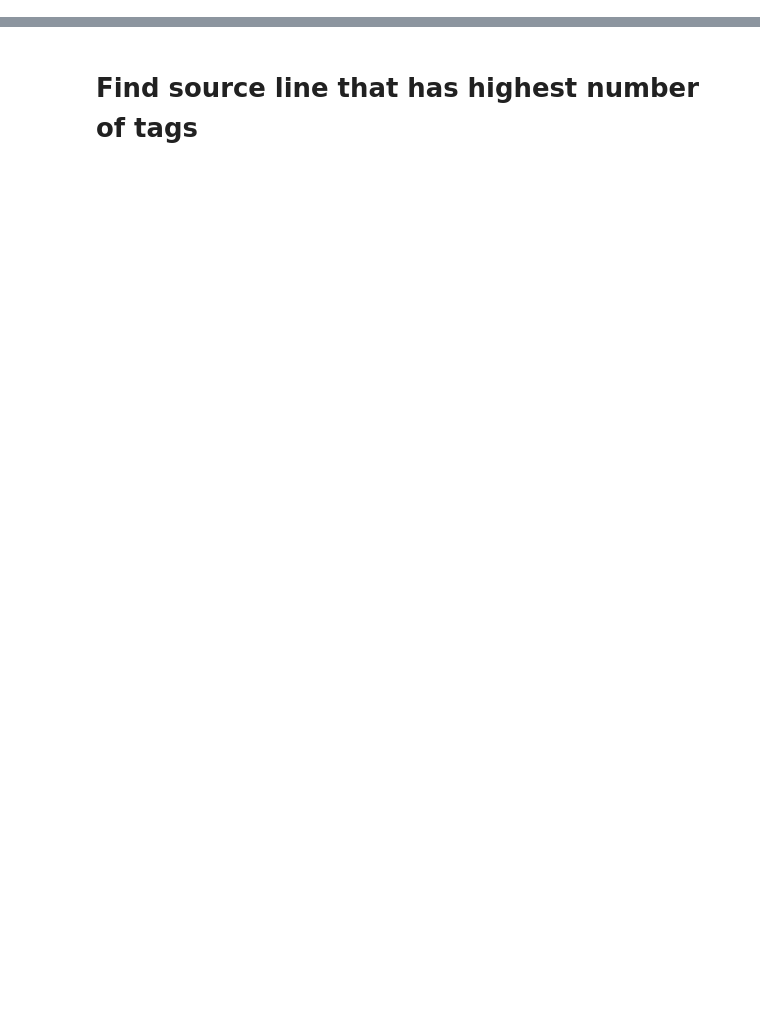
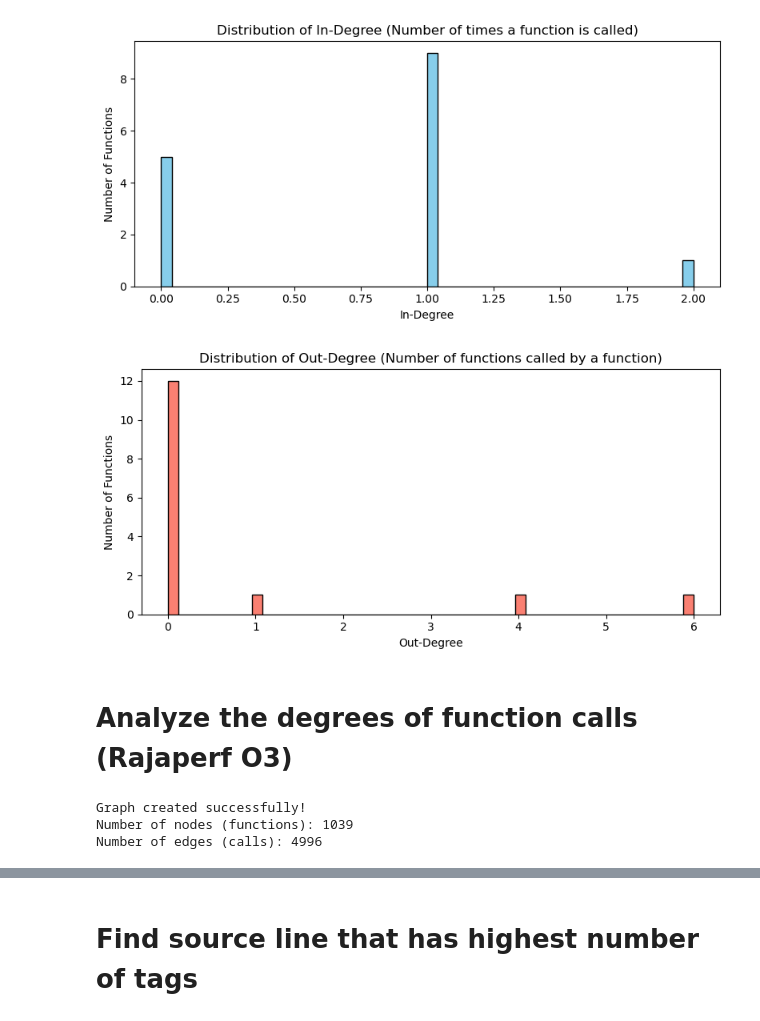
Before and after one commit to Prapti-044/dis-viz, a Jupyter notebook: analysis/main.ipynb, the cells around one changed output, grey strips where cells are left out. Drawn from its saved outputs; the diff is of its cells as text; code cells hidden in the pictures; blank space fills up the shorter version.

```diff
--- a/analysis/main.ipynb
+++ b/analysis/main.ipynb
@@ -84,0 +207,27 @@ blocks = bin_result['blocks_info']['memory_order_blocks']
+# %%
+import matplotlib.pyplot as plt
+
+# Plot the distribution of in-degree (number of times a function is called)
+in_degrees_list = [deg for _, deg in call_graph.in_degree()]
+plt.figure(figsize=(8,4))
+plt.hist(in_degrees_list, bins=50, color='skyblue', edgecolor='black')
+plt.title("Distribution of In-Degree (Number of times a function is called)")
+plt.xlabel("In-Degree")
+plt.ylabel("Number of Functions")
+plt.tight_layout()
+plt.show()
+
+# Plot the distribution of out-degree (number of functions a function calls)
+out_degrees_list = [deg for _, deg in call_graph.out_degree()]
+plt.figure(figsize=(8,4))
+plt.hist(out_degrees_list, bins=50, color='salmon', edgecolor='black')
+plt.title("Distribution of Out-Degree (Number of functions called by a function)")
+plt.xlabel("Out-Degree")
+plt.ylabel("Number of Functions")
+plt.tight_layout()
+plt.show()
+# %% [output]
+[figure, added]
+[figure, added]
+# %% [markdown]
+# Analyze the degrees of function calls (Rajaperf O3)
@@ -84,0 +238,26 @@ blocks = bin_result['blocks_info']['memory_order_blocks']
+# %%
+# Create a directed graph
+call_graph = nx.DiGraph()
+
+# Process all functions and their calls
+for func_info in bin_result['functionInfos']:
+    func_name = func_info['name']
+
+    # Add the function as a node
+    call_graph.add_node(func_name)
+
+    # Process all calls from this function
+    for call in func_info['calls']:
+        target_func_names = call['target_func_names']
+
+        # Add edges to all target functions
+        for target_func in target_func_names:
+            call_graph.add_edge(func_name, target_func)
+
+print(f"Graph created successfully!")
+print(f"Number of nodes (functions): {call_graph.number_of_nodes()}")
+print(f"Number of edges (calls): {call_graph.number_of_edges()}")
+# %% [output]
+Graph created successfully!
+Number of nodes (functions): 1039
+Number of edges (calls): 4996
```
Also changed, not shown: parts of 16 cells of this notebook.
